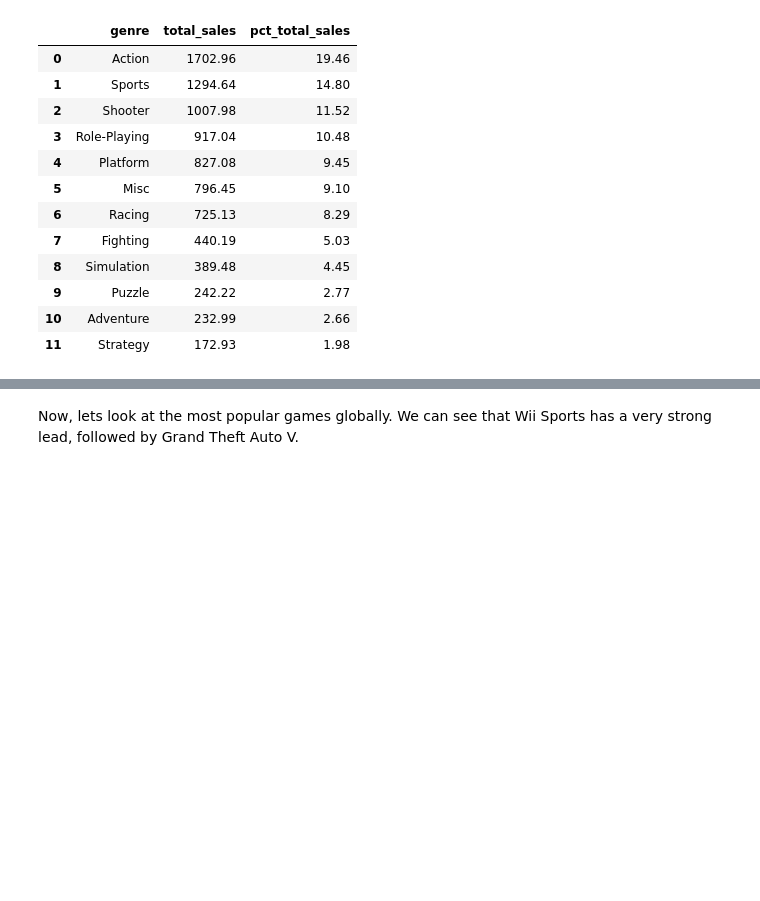
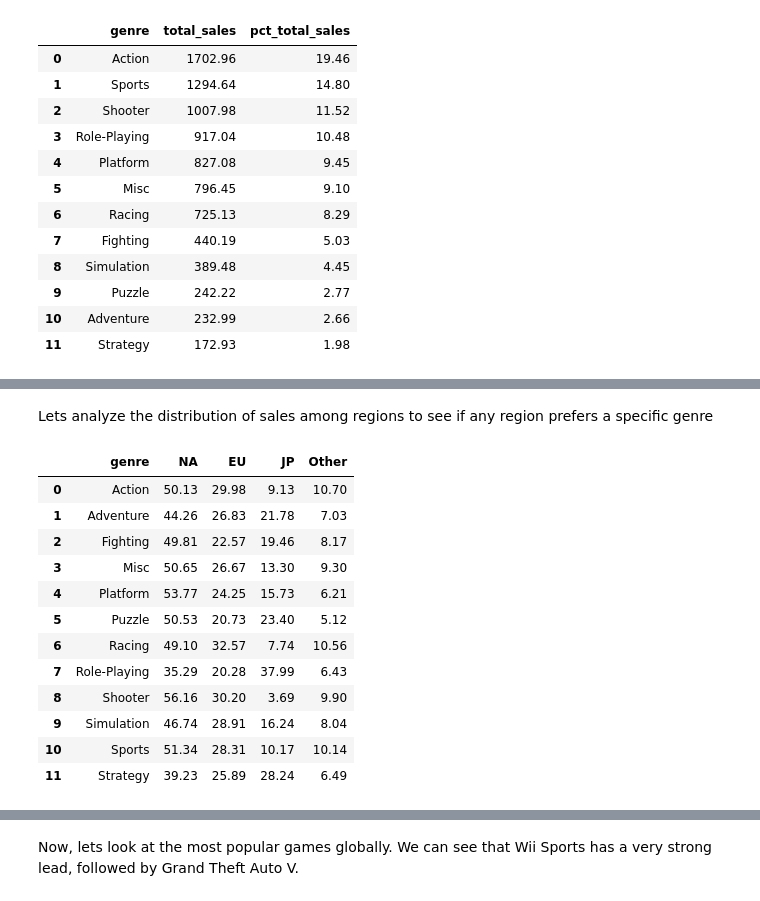
Before and after one commit to 3kleo/Video-Game-Sales-Analysis, a Jupyter notebook: notebook.ipynb, the cells around one changed output, grey strips where cells are left out. Cells and saved outputs as stored; diff of their text form; code cells hidden in the pictures; blank space fills up the shorter version.

```diff
--- a/notebook.ipynb
+++ b/notebook.ipynb
@@ -267,2 +247,26 @@ df_temp
+# %% [markdown]
+Lets analyze the distribution of sales among regions to see if any region prefers a specific genre
+# %%
+df_temp = df.groupby('genre')[['na_sales', 'eu_sales', 'jp_sales', 'other_sales', 'global_sales']].sum().reset_index()
+df_temp['NA'] = round(df_temp['na_sales'] / df_temp['global_sales'], 4) * 100
+df_temp['EU'] = round(df_temp['eu_sales'] / df_temp['global_sales'], 4) * 100
+df_temp['JP'] = round(df_temp['jp_sales'] / df_temp['global_sales'], 4) * 100
+df_temp['Other'] = round(df_temp['other_sales'] / df_temp['global_sales'], 4) * 100
+df_temp.drop(['na_sales', 'eu_sales', 'jp_sales', 'other_sales', 'global_sales'], axis=1, inplace=True)
+df_temp
+# %% [output]
+|  | genre | NA | EU | JP | Other |
+| 0 | Action | 50.13 | 29.98 | 9.13 | 10.70 |
+| 1 | Adventure | 44.26 | 26.83 | 21.78 | 7.03 |
+| 2 | Fighting | 49.81 | 22.57 | 19.46 | 8.17 |
+| 3 | Misc | 50.65 | 26.67 | 13.30 | 9.30 |
+| 4 | Platform | 53.77 | 24.25 | 15.73 | 6.21 |
+| 5 | Puzzle | 50.53 | 20.73 | 23.40 | 5.12 |
+| 6 | Racing | 49.10 | 32.57 | 7.74 | 10.56 |
+| 7 | Role-Playing | 35.29 | 20.28 | 37.99 | 6.43 |
+| 8 | Shooter | 56.16 | 30.20 | 3.69 | 9.90 |
+| 9 | Simulation | 46.74 | 28.91 | 16.24 | 8.04 |
+| 10 | Sports | 51.34 | 28.31 | 10.17 | 10.14 |
+| 11 | Strategy | 39.23 | 25.89 | 28.24 | 6.49 |
 # %%
 plt.figure(figsize=(16,12))
```
Also changed, not shown: parts of 4 cells of this notebook.
